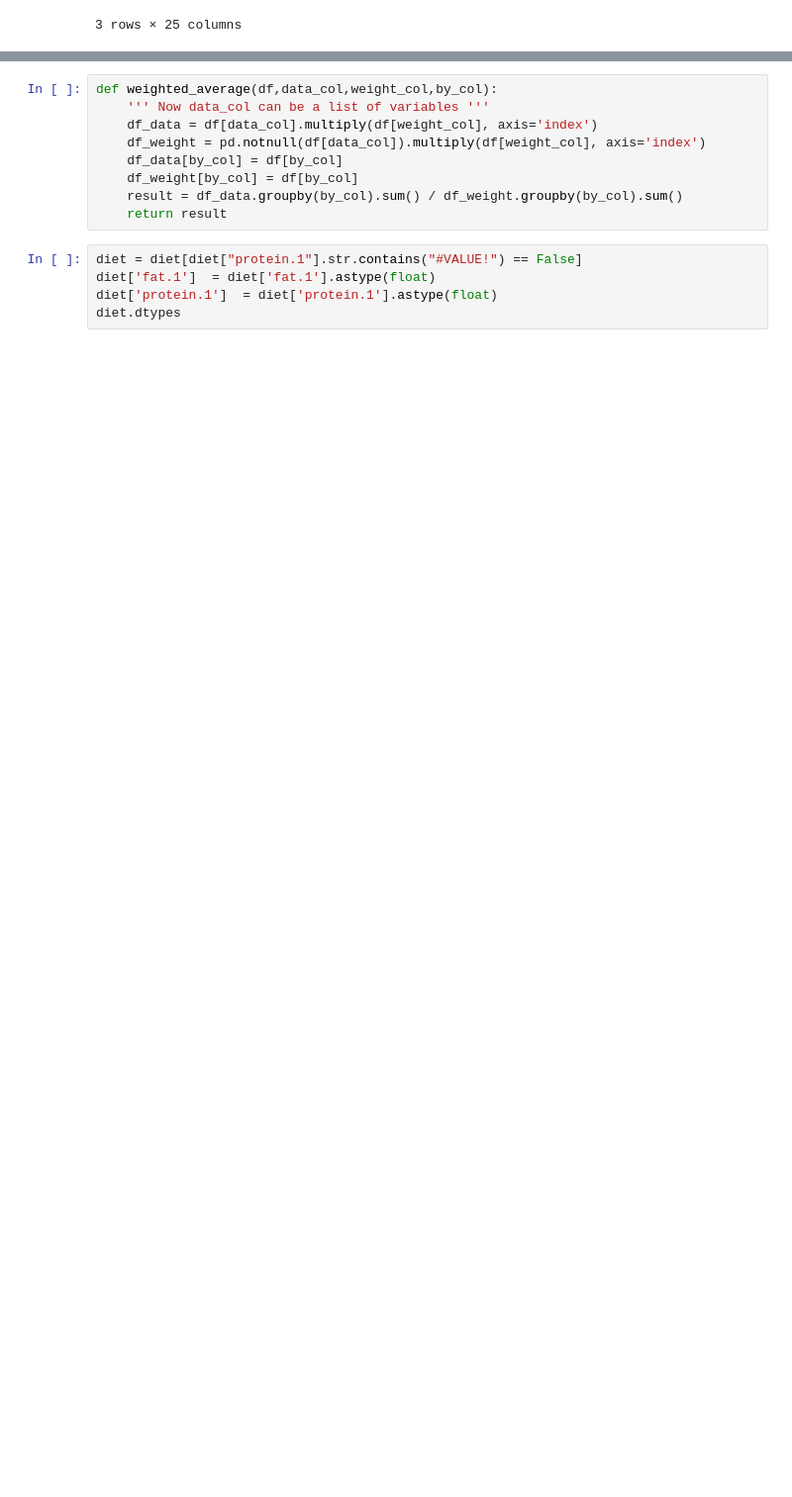
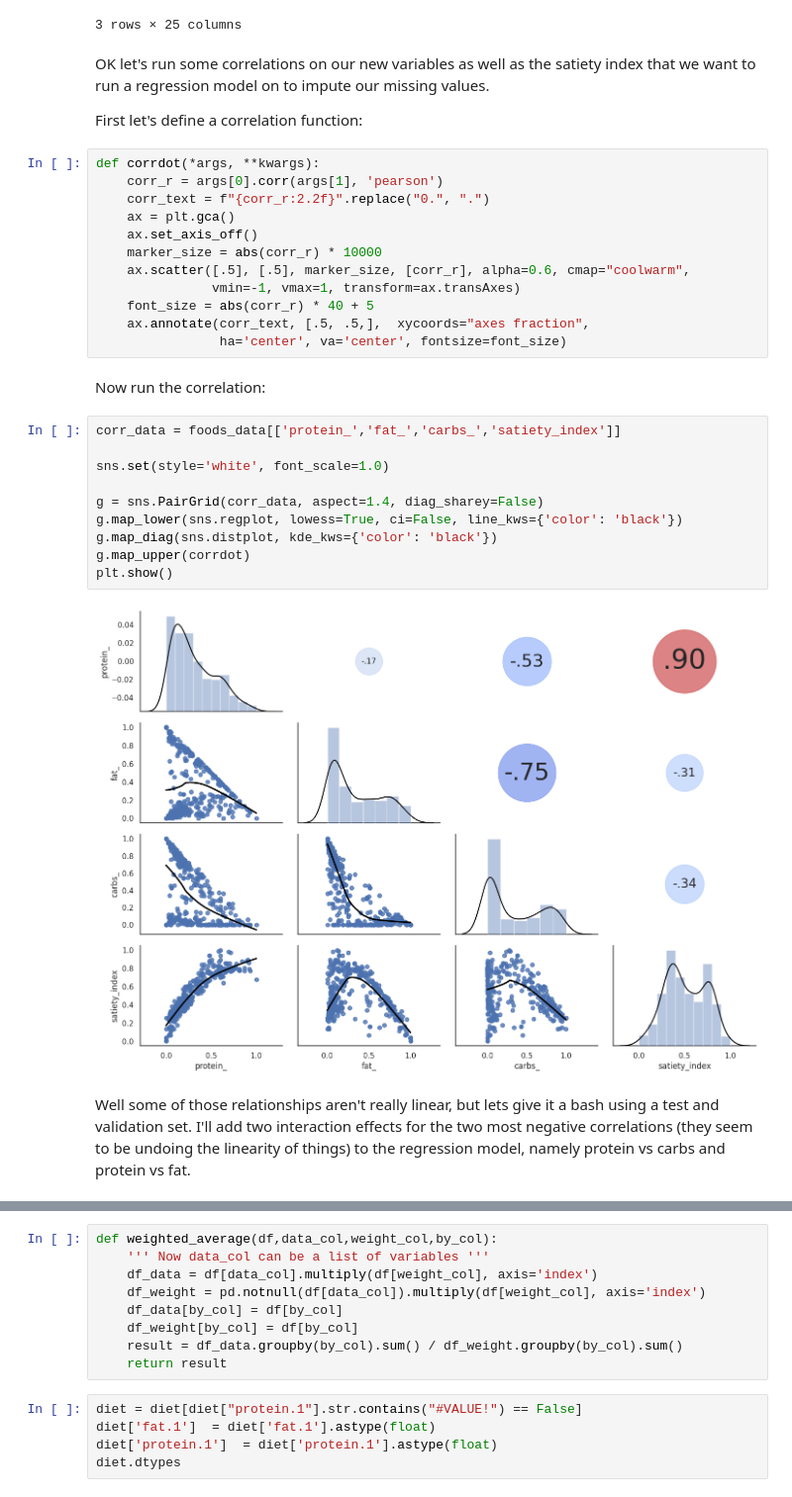
Before and after one commit to Usul1980/Dexcom-G7-analysis, a Jupyter notebook: dexcom-g7-cgm-vs-carbs-vs-exercise.ipynb, the cells around one changed output, grey strips where cells are left out. Shown at 99% size. Cells and saved outputs as stored; diff of their text form; blank space fills up the shorter version.

```diff
--- a/dexcom-g7-cgm-vs-carbs-vs-exercise.ipynb
+++ b/dexcom-g7-cgm-vs-carbs-vs-exercise.ipynb
@@ -297,3 +321,35 @@ foods_data.head(3)
 | 1 | 0.322535 | 0.520072 | plants | 0.204749 | Bok Choy (Cooked) | 0.335469 | 0.251789 | very popular | ... |
 | 2 | 0.321290 | 0.836319 | plants | 0.425139 | Watercress | 0.296462 | 0.151709 | very popular | ... |
 3 rows × 25 columns
+# %% [markdown]
+OK let's run some correlations on our new variables as well as the satiety index that we want to run a regression model on to impute our missing values.
+
+First let's define a correlation function:
+# %%
+def corrdot(*args, **kwargs):
+    corr_r = args[0].corr(args[1], 'pearson')
+    corr_text = f"{corr_r:2.2f}".replace("0.", ".")
+    ax = plt.gca()
+    ax.set_axis_off()
+    marker_size = abs(corr_r) * 10000
+    ax.scatter([.5], [.5], marker_size, [corr_r], alpha=0.6, cmap="coolwarm",
+               vmin=-1, vmax=1, transform=ax.transAxes)
+    font_size = abs(corr_r) * 40 + 5
+    ax.annotate(corr_text, [.5, .5,],  xycoords="axes fraction",
+                ha='center', va='center', fontsize=font_size)
+# %% [markdown]
+Now run the correlation:
+# %%
+corr_data = foods_data[['protein_','fat_','carbs_','satiety_index']]
+
+sns.set(style='white', font_scale=1.0)
+
+g = sns.PairGrid(corr_data, aspect=1.4, diag_sharey=False)
+g.map_lower(sns.regplot, lowess=True, ci=False, line_kws={'color': 'black'})
+g.map_diag(sns.distplot, kde_kws={'color': 'black'})
+g.map_upper(corrdot)
+plt.show()
+# %% [output]
+[figure, added]
+# %% [markdown]
+Well some of those relationships aren't really linear, but lets give it a bash using a test and validation set. I'll add two interaction effects for the two most negative correlations (they seem to be undoing the linearity of things) to the regression model, namely protein vs carbs and protein vs fat.
```
Also changed, not shown: parts of 31 cells of this notebook.
